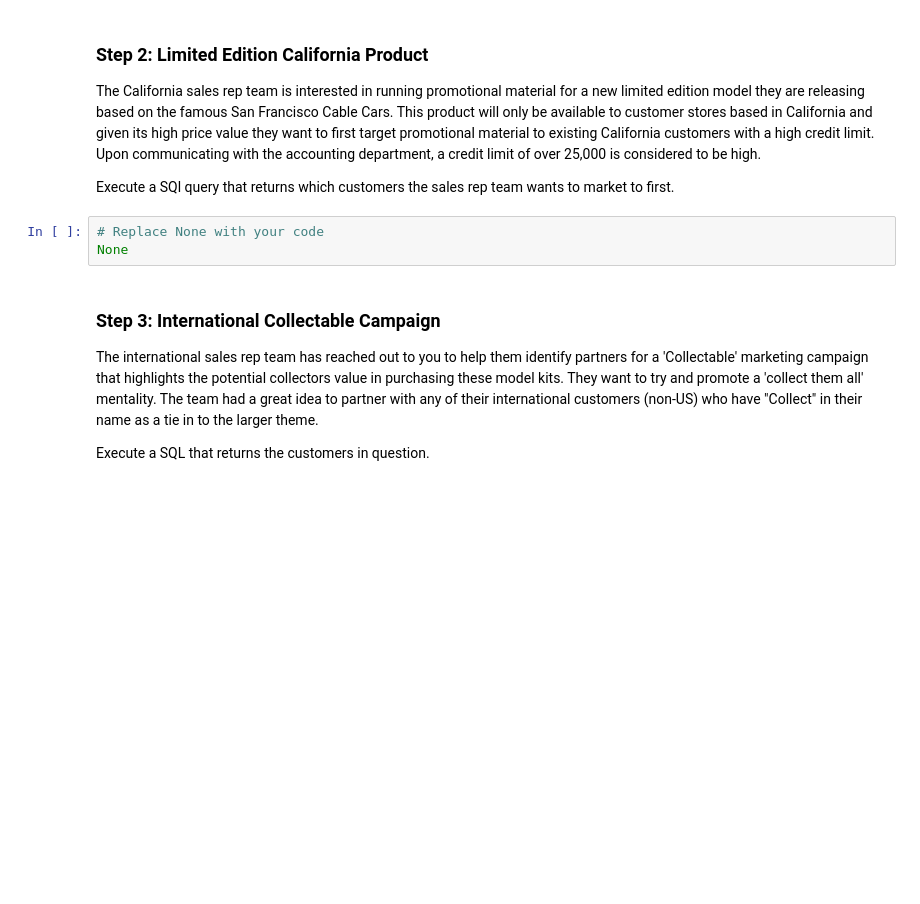
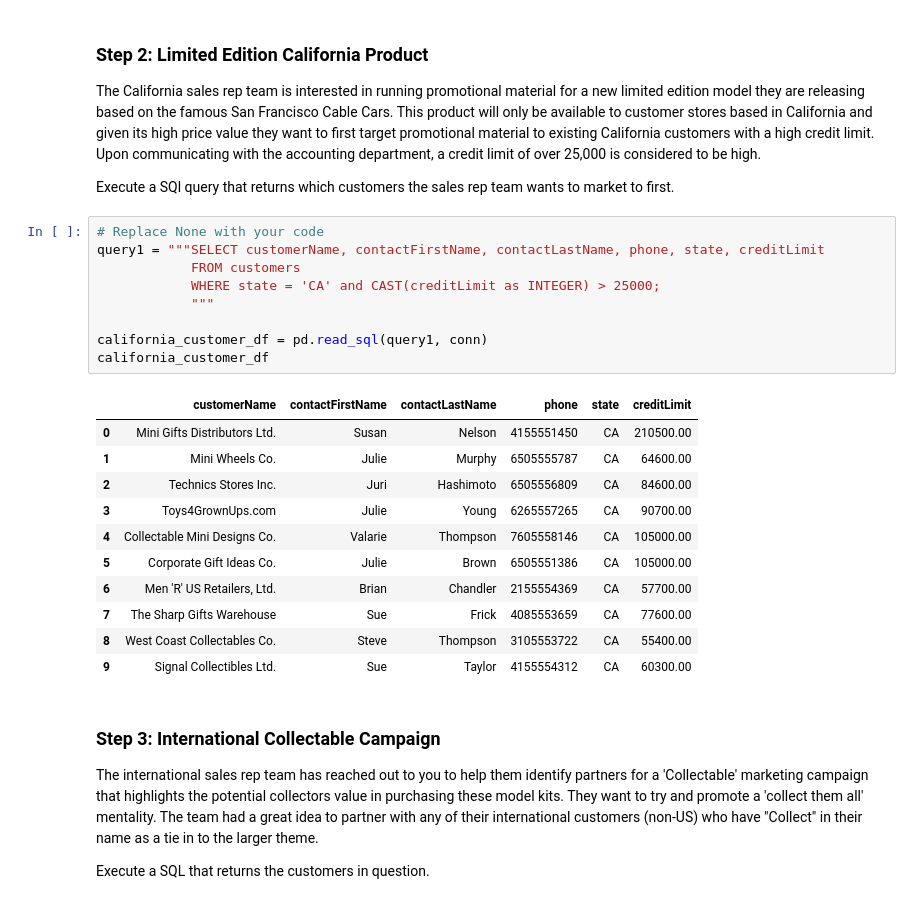
Before and after one commit to bluenets126/dsc-sql-summative-lab, a Jupyter notebook: SQLSummativeLab.ipynb, the cells around one changed output. Drawn from its saved outputs; the diff is of its cells as text; blank space fills up the shorter version.

```diff
--- a/SQLSummativeLab.ipynb
+++ b/SQLSummativeLab.ipynb
@@ -72,9 +77,27 @@ df
 The California sales rep team is interested in running promotional material for a new limited edition model they are releasing based on the famous San Francisco Cable Cars. This product will only be available to customer stores based in California and given its high price value they want to first target promotional material to existing California customers with a high credit limit. Upon communicating with the accounting department, a credit limit of over 25,000 is considered to be high.
 
 Execute a SQl query that returns which customers the sales rep team wants to market to first.
-# %%
-# Replace None with your code
-None
+# %%
+# Replace None with your code
+query1 = """SELECT customerName, contactFirstName, contactLastName, phone, state, creditLimit
+            FROM customers
+            WHERE state = 'CA' and CAST(creditLimit as INTEGER) > 25000;
+            """
+
+california_customer_df = pd.read_sql(query1, conn)
+california_customer_df
+# %% [output]
+|  | customerName | contactFirstName | contactLastName | phone | state | creditLimit |
+| 0 | Mini Gifts Distributors Ltd. | Susan | Nelson | 4155551450 | CA | 210500.00 |
+| 1 | Mini Wheels Co. | Julie | Murphy | 6505555787 | CA | 64600.00 |
+| 2 | Technics Stores Inc. | Juri | Hashimoto | 6505556809 | CA | 84600.00 |
+| 3 | Toys4GrownUps.com | Julie | Young | 6265557265 | CA | 90700.00 |
+| 4 | Collectable Mini Designs Co. | Valarie | Thompson | 7605558146 | CA | 105000.00 |
+| 5 | Corporate Gift Ideas Co. | Julie | Brown | 6505551386 | CA | 105000.00 |
+| 6 | Men 'R' US Retailers, Ltd. | Brian | Chandler | 2155554369 | CA | 57700.00 |
+| 7 | The Sharp Gifts Warehouse | Sue | Frick | 4085553659 | CA | 77600.00 |
+| 8 | West Coast Collectables Co. | Steve | Thompson | 3105553722 | CA | 55400.00 |
+| 9 | Signal Collectibles Ltd. | Sue | Taylor | 4155554312 | CA | 60300.00 |
 # %% [markdown]
 ### Step 3: International Collectable Campaign
 
```
Also changed, not shown: parts of 1 cell of this notebook.
